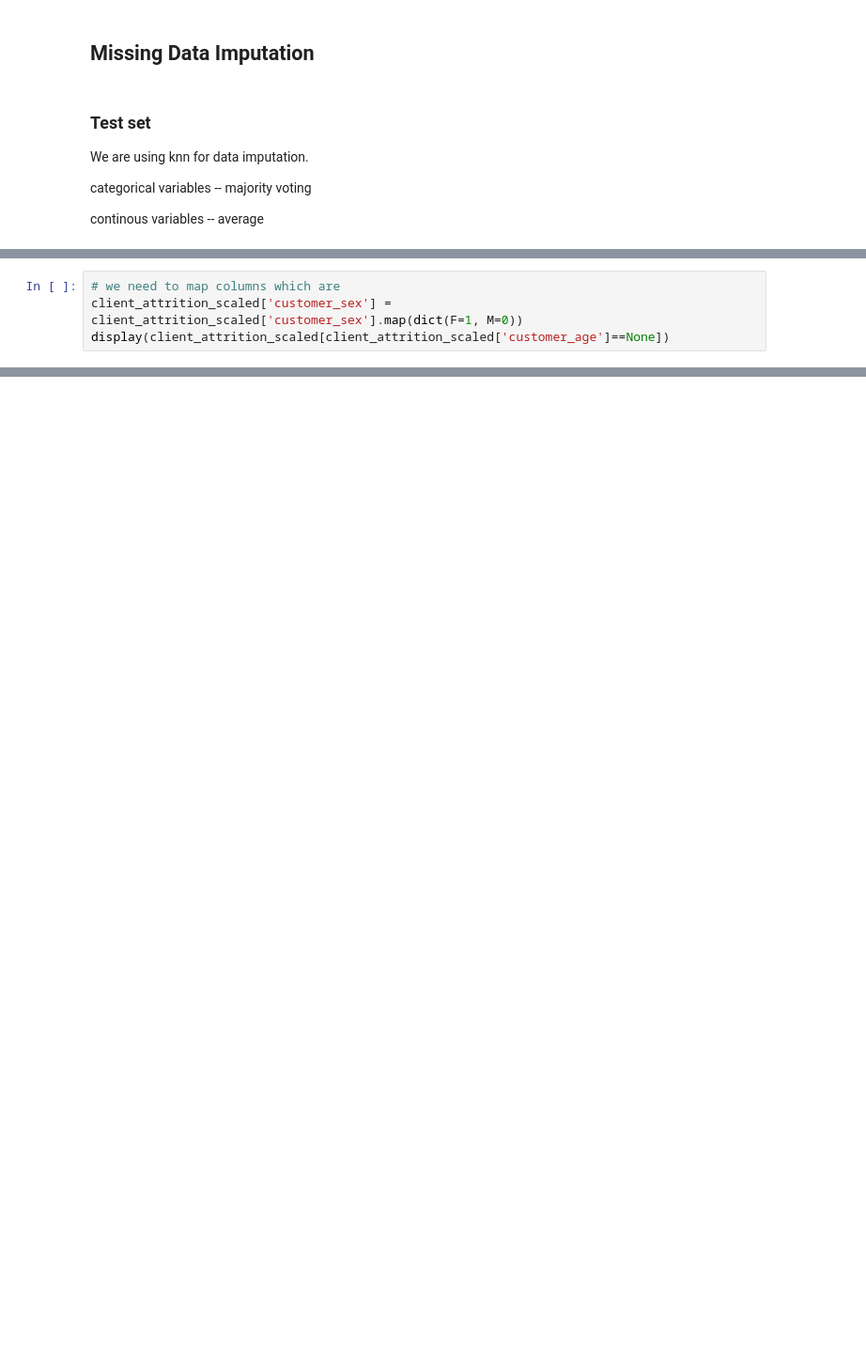
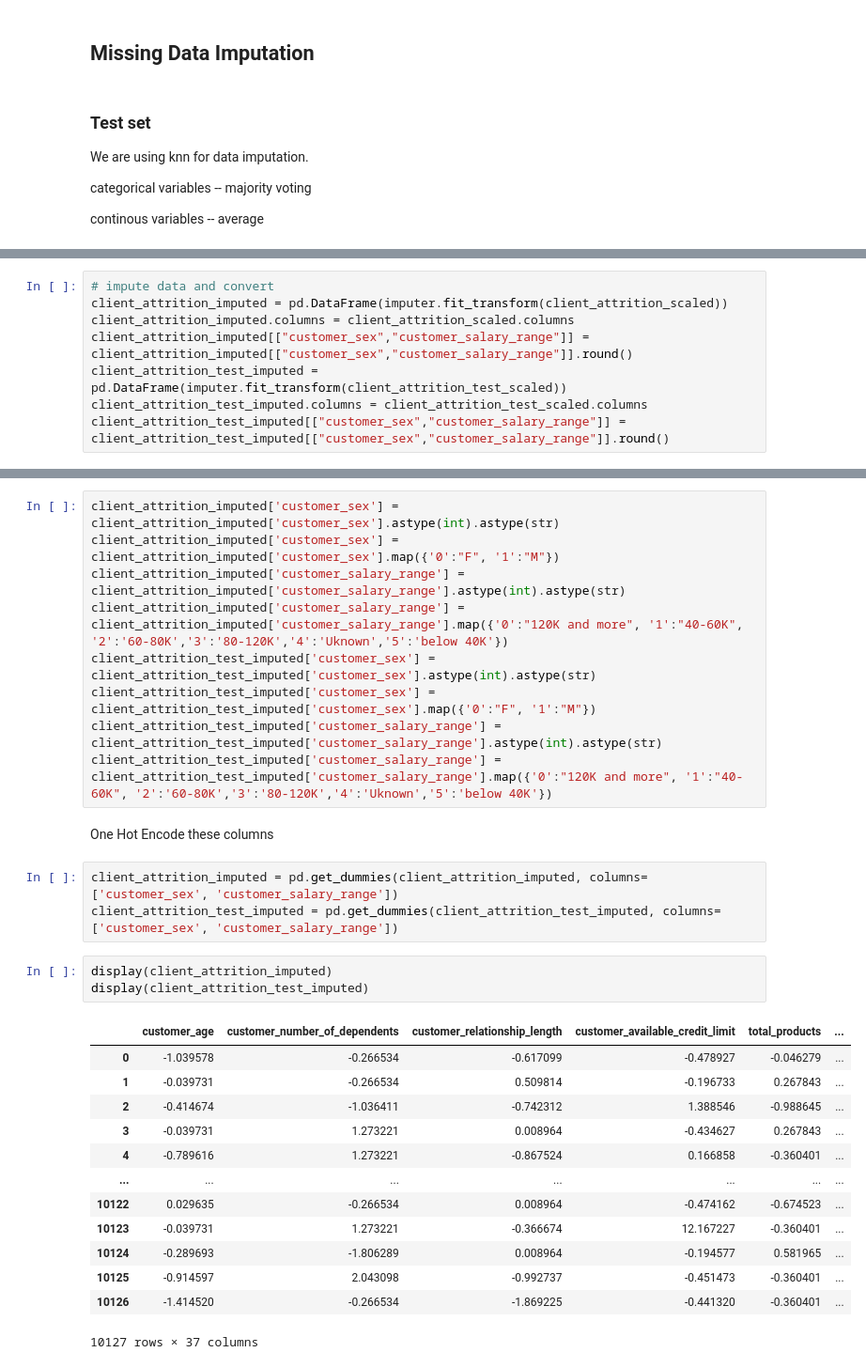
Before and after one commit to jtbandurski/ML-1-Project, a Jupyter notebook: classification/EDA.ipynb, the cells around one changed output, grey strips where cells are left out. Shown: that part at 94% size. Saved outputs shown, nothing was run; the diff lists cells and outputs as text; blank space fills up the shorter version.

```diff
--- a/classification/EDA.ipynb
+++ b/classification/EDA.ipynb
@@ -164,7 +233,3 @@ display(client_attrition_test_scaled)
 | 5061 | 0.154610 | 0.988679 | 0.060936 | 0.584791 | -0.011855 | ... |
 | 5062 | -0.913773 | 0.045812 | -1.139520 | -0.293933 | -0.440587 | ... |
 5063 rows × 31 columns
-# %%
-# we need to map columns which are
-client_attrition_scaled['customer_sex'] = client_attrition_scaled['customer_sex'].map(dict(F=1, M=0))
-display(client_attrition_scaled[client_attrition_scaled['customer_age']==None])
@@ -178,0 +308,8 @@ ValueError: could not convert string to float: 'M'
+# %%
+# impute data and convert
+client_attrition_imputed = pd.DataFrame(imputer.fit_transform(client_attrition_scaled))
+client_attrition_imputed.columns = client_attrition_scaled.columns
+client_attrition_imputed[["customer_sex","customer_salary_range"]] = client_attrition_imputed[["customer_sex","customer_salary_range"]].round()
+client_attrition_test_imputed = pd.DataFrame(imputer.fit_transform(client_attrition_test_scaled))
+client_attrition_test_imputed.columns = client_attrition_test_scaled.columns
+client_attrition_test_imputed[["customer_sex","customer_salary_range"]] = client_attrition_test_imputed[["customer_sex","customer_salary_range"]].round()
@@ -178,0 +432,31 @@ ValueError: could not convert string to float: 'M'
+# %%
+client_attrition_imputed['customer_sex'] = client_attrition_imputed['customer_sex'].astype(int).astype(str)
+client_attrition_imputed['customer_sex'] = client_attrition_imputed['customer_sex'].map({'0':"F", '1':"M"})
+client_attrition_imputed['customer_salary_range'] = client_attrition_imputed['customer_salary_range'].astype(int).astype(str)
+client_attrition_imputed['customer_salary_range'] = client_attrition_imputed['customer_salary_range'].map({'0':"120K and more", '1':"40-60K", '2':'60-80K','3':'80-120K','4':'Uknown','5':'below 40K'})
+client_attrition_test_imputed['customer_sex'] = client_attrition_test_imputed['customer_sex'].astype(int).astype(str)
+client_attrition_test_imputed['customer_sex'] = client_attrition_test_imputed['customer_sex'].map({'0':"F", '1':"M"})
+client_attrition_test_imputed['customer_salary_range'] = client_attrition_test_imputed['customer_salary_range'].astype(int).astype(str)
+client_attrition_test_imputed['customer_salary_range'] = client_attrition_test_imputed['customer_salary_range'].map({'0':"120K and more", '1':"40-60K", '2':'60-80K','3':'80-120K','4':'Uknown','5':'below 40K'})
+# %% [markdown]
+One Hot Encode these columns
+# %%
+client_attrition_imputed = pd.get_dummies(client_attrition_imputed, columns=['customer_sex', 'customer_salary_range'])
+client_attrition_test_imputed = pd.get_dummies(client_attrition_test_imputed, columns=['customer_sex', 'customer_salary_range'])
+# %%
+display(client_attrition_imputed)
+display(client_attrition_test_imputed)
+# %% [output]
+|  | customer_age | customer_number_of_dependents | customer_relationship_length | customer_available_credit_limit | total_products | ... |
+| 0 | -1.039578 | -0.266534 | -0.617099 | -0.478927 | -0.046279 | ... |
+| 1 | -0.039731 | -0.266534 | 0.509814 | -0.196733 | 0.267843 | ... |
+| 2 | -0.414674 | -1.036411 | -0.742312 | 1.388546 | -0.988645 | ... |
+| 3 | -0.039731 | 1.273221 | 0.008964 | -0.434627 | 0.267843 | ... |
+| 4 | -0.789616 | 1.273221 | -0.867524 | 0.166858 | -0.360401 | ... |
+| ... | ... | ... | ... | ... | ... | ... |
+| 10122 | 0.029635 | -0.266534 | 0.008964 | -0.474162 | -0.674523 | ... |
+| 10123 | -0.039731 | 1.273221 | -0.366674 | 12.167227 | -0.360401 | ... |
+| 10124 | -0.289693 | -1.806289 | 0.008964 | -0.194577 | 0.581965 | ... |
+| 10125 | -0.914597 | 2.043098 | -0.992737 | -0.451473 | -0.360401 | ... |
+| 10126 | -1.414520 | -0.266534 | -1.869225 | -0.441320 | -0.360401 | ... |
+10127 rows × 37 columns
```
Also changed, not shown: parts of 24 cells of this notebook.
